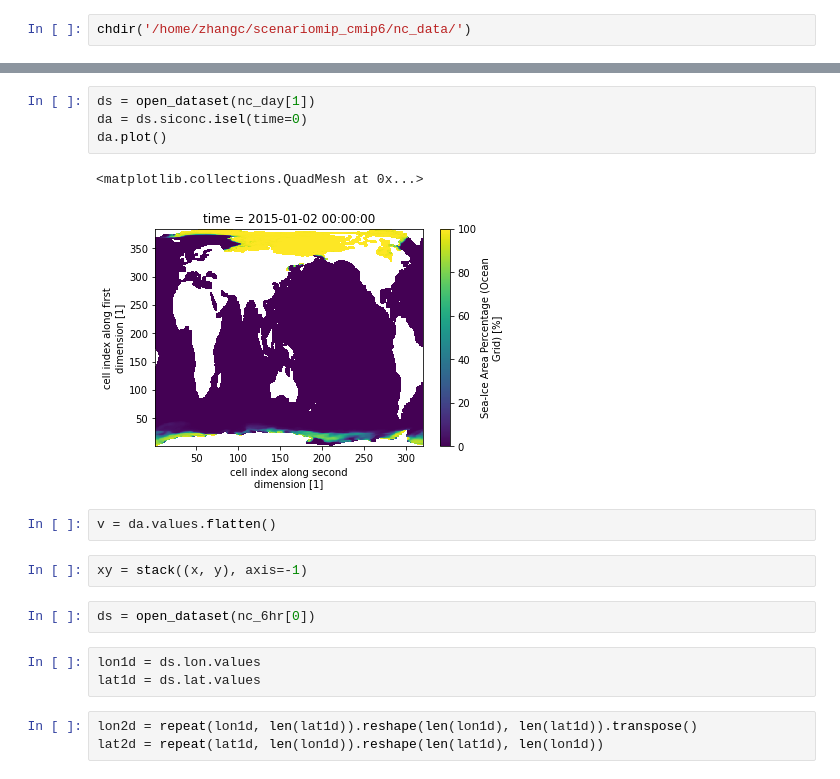
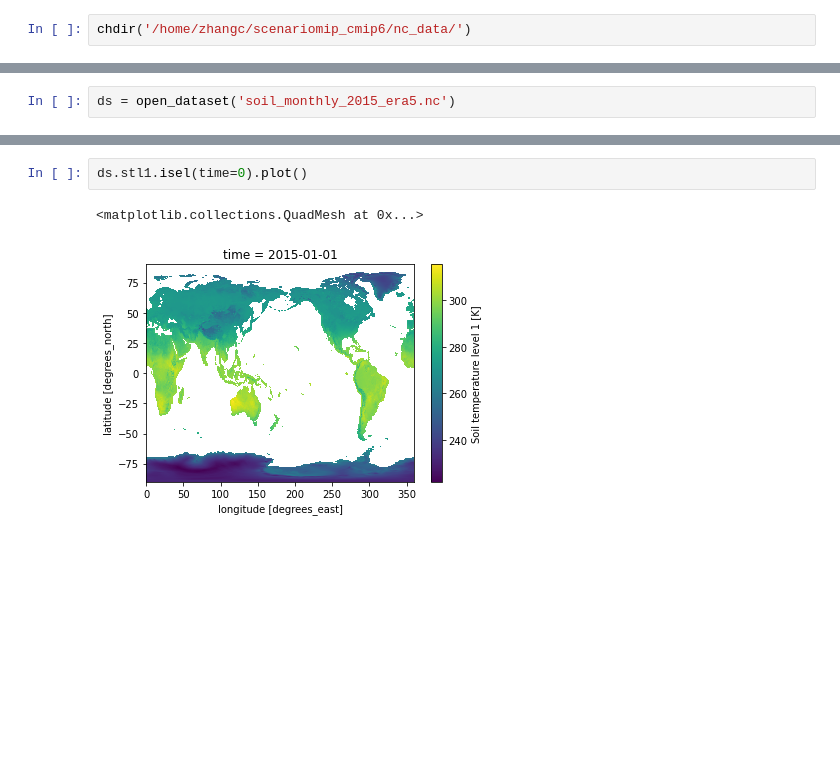
Before and after one commit to geosciz/nc2im_cesm2, a Jupyter notebook: learn_data.ipynb, the cells around one changed output, grey strips where cells are left out. Cells and saved outputs as stored; diff of their text form; blank space fills up the shorter version.

Commit message:
big progress on soil variables

```diff
--- a/learn_data.ipynb
+++ b/learn_data.ipynb
@@ -29,0 +14,2 @@ y = da.lat.values.flatten()
+# %%
+ds = open_dataset('soil_monthly_2015_era5.nc')
@@ -30,19 +49,5 @@ y = da.lat.values.flatten()
 # %%
-ds = open_dataset(nc_day[1])
-da = ds.siconc.isel(time=0)
-da.plot()
+ds.stl1.isel(time=0).plot()
 # %% [output]
 <matplotlib.collections.QuadMesh at 0x...>
-[figure, old version]
+[figure, new version]
-# %%
-v = da.values.flatten()
-# %%
-xy = stack((x, y), axis=-1)
-# %%
-ds = open_dataset(nc_6hr[0])
-# %%
-lon1d = ds.lon.values
-lat1d = ds.lat.values
-# %%
-lon2d = repeat(lon1d, len(lat1d)).reshape(len(lon1d), len(lat1d)).transpose()
-lat2d = repeat(lat1d, len(lon1d)).reshape(len(lat1d), len(lon1d))
```
Also changed, not shown: parts of 9 cells of this notebook, 1 other file.
